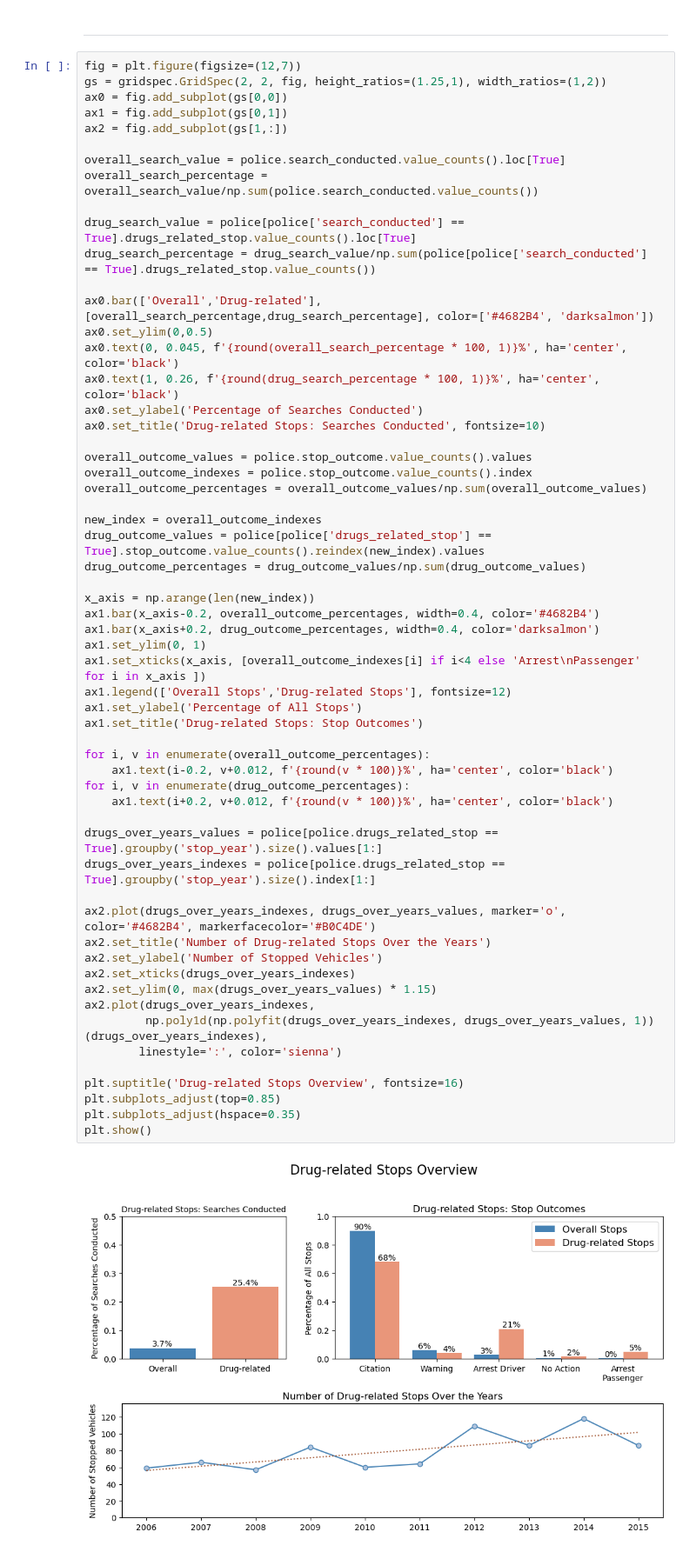
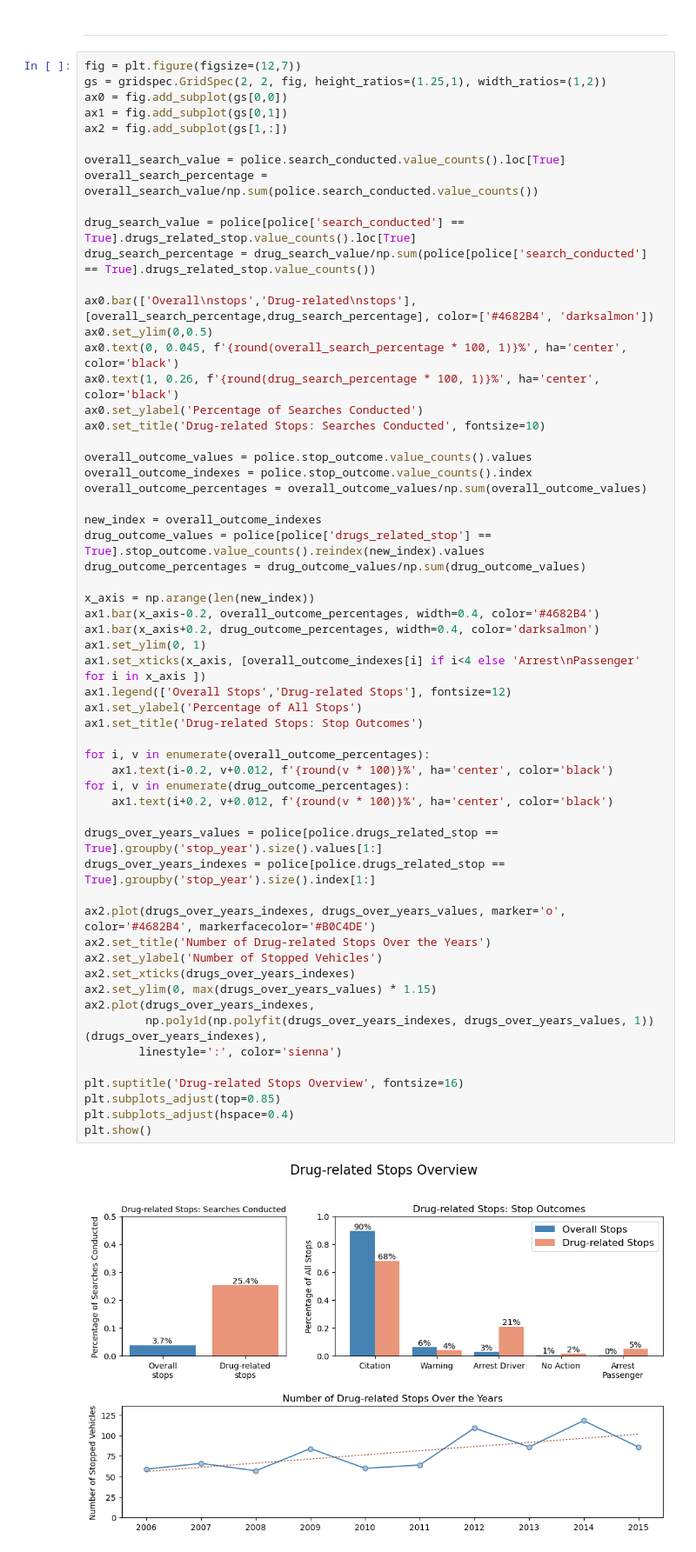
Before and after one commit to DominikKukla/Police-Analysis-Python, a Jupyter notebook: project.ipynb, the cells around one changed output. Shown at 87% size. Saved outputs shown, nothing was run; the diff lists cells and outputs as text.

```diff
--- a/project.ipynb
+++ b/project.ipynb
@@ -1253,7 +1253,7 @@ overall_search_percentage = overall_search_value/np.sum(police.search_conducted.
 drug_search_value = police[police['search_conducted'] == True].drugs_related_stop.value_counts().loc[True]
 drug_search_percentage = drug_search_value/np.sum(police[police['search_conducted'] == True].drugs_related_stop.value_counts())
 
-ax0.bar(['Overall','Drug-related'], [overall_search_percentage,drug_search_percentage], color=['#4682B4', 'darksalmon'])
+ax0.bar(['Overall\nstops','Drug-related\nstops'], [overall_search_percentage,drug_search_percentage], color=['#4682B4', 'darksalmon'])
 ax0.set_ylim(0,0.5)
 ax0.text(0, 0.045, f'{round(overall_search_percentage * 100, 1)}%', ha='center', color='black')
 ax0.text(1, 0.26, f'{round(drug_search_percentage * 100, 1)}%', ha='center', color='black')
@@ -1271,34 +1271,34 @@ drug_outcome_percentages = drug_outcome_values/np.sum(drug_outcome_values)
 x_axis = np.arange(len(new_index))
 ax1.bar(x_axis-0.2, overall_outcome_percentages, width=0.4, color='#4682B4')
 ax1.bar(x_axis+0.2, drug_outcome_percentages, width=0.4, color='darksalmon')
 ax1.set_ylim(0, 1)
 ax1.set_xticks(x_axis, [overall_outcome_indexes[i] if i<4 else 'Arrest\nPassenger' for i in x_axis ])
 ax1.legend(['Overall Stops','Drug-related Stops'], fontsize=12)
 ax1.set_ylabel('Percentage of All Stops')
 ax1.set_title('Drug-related Stops: Stop Outcomes')
 
 for i, v in enumerate(overall_outcome_percentages):
     ax1.text(i-0.2, v+0.012, f'{round(v * 100)}%', ha='center', color='black')
 for i, v in enumerate(drug_outcome_percentages):
     ax1.text(i+0.2, v+0.012, f'{round(v * 100)}%', ha='center', color='black')
 
 drugs_over_years_values = police[police.drugs_related_stop == True].groupby('stop_year').size().values[1:]
 drugs_over_years_indexes = police[police.drugs_related_stop == True].groupby('stop_year').size().index[1:]
 
 ax2.plot(drugs_over_years_indexes, drugs_over_years_values, marker='o', color='#4682B4', markerfacecolor='#B0C4DE')
 ax2.set_title('Number of Drug-related Stops Over the Years')
 ax2.set_ylabel('Number of Stopped Vehicles')
 ax2.set_xticks(drugs_over_years_indexes)
 ax2.set_ylim(0, max(drugs_over_years_values) * 1.15)
 ax2.plot(drugs_over_years_indexes,
          np.poly1d(np.polyfit(drugs_over_years_indexes, drugs_over_years_values, 1))(drugs_over_years_indexes),
         linestyle=':', color='sienna')
 
 plt.suptitle('Drug-related Stops Overview', fontsize=16)
 plt.subplots_adjust(top=0.85)
-plt.subplots_adjust(hspace=0.35)
+plt.subplots_adjust(hspace=0.4)
 plt.show()
 # %% [output]
-[figure, old version]
+[figure, new version]
 # %% [markdown]
 ### 10. Drug-related stops make up only less than 1% of all stoppages. In the case of drug-related stops, vehicles were searched almost 7 times as frequently as the overall average (3.7% vs. 25%). Moreover, both drivers (3% vs. 21%) and passengers (0.4% vs. 5%) of drug-related searched vehicles were far more likely to be arrested as a result of stoppage than the overall average. The number of drug-related stops has risen throughout the years.
```
Also changed, not shown: parts of 1 cell of this notebook.
